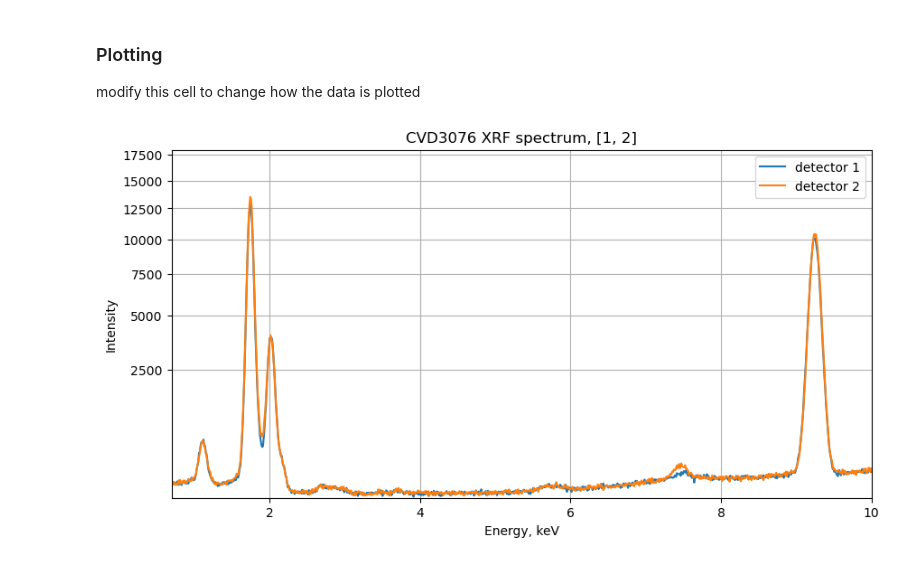
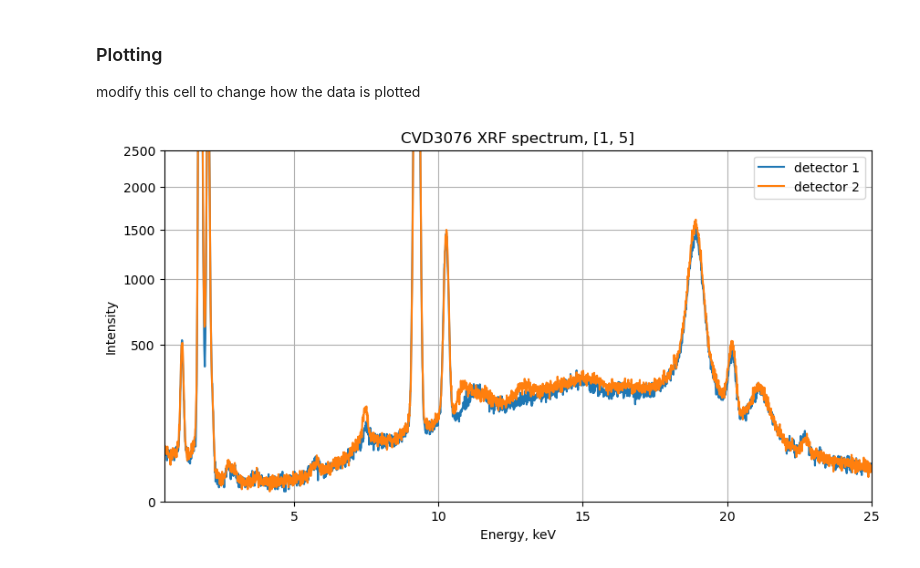
Before and after one commit to ELFREELAND/xrf-thickness-studies, a Jupyter notebook: xrf_data_parser.ipynb, the cells around one changed output. Saved outputs shown, nothing was run; the diff lists cells and outputs as text; code cells hidden in the pictures.

```diff
--- a/xrf_data_parser.ipynb
+++ b/xrf_data_parser.ipynb
@@ -40,7 +40,7 @@ else:
     raise FileNotFoundError("Folder contains neither 200 nor 800 .spx files.")
 
 #edit this to change which grid point is read
-spec = [1, 2]
+spec = [1, 5]
 
 fp1 = ("./" + path_label + "_map/" + path_label + "_60s_" +
        str(grid_size) + "x" + str(grid_size) + "ptsdet_1_" + str(spec[0]) + "_" + str(spec[1]) + ".spx")
@@ -101,21 +101,21 @@ dat = {
 ### Plotting
 modify this cell to change how the data is plotted
 # %%
-upper_ylim = np.max(dat["d1_counts"][150:])
+upper_ylim = np.max(dat["d1_counts"][150:]) + 5000
 
 f, ax = plt.subplots(figsize=(10,5))
 ax.plot(dat["energy"], dat["d1_counts"], label = "detector 1")
 ax.plot(dat["energy"], dat["d2_counts"], label = "detector 2")
 ax.set_xlabel("Energy, keV")
 ax.set_ylabel("Intensity")
 ax.set_title(sample_name + " XRF spectrum, " + str(spec))
 ax.legend()
 
 #square root scale
 ax.set_yscale("function", functions=(np.sqrt, lambda x: x*x))
 
-ax.axis([0.7, 10, 1, upper_ylim+5000])
+ax.axis([0.5, 25, 0, 2500])
 ax.grid(True)
 plt.show()
 # %% [output]
-[figure, old version]
+[figure, new version]
```
Also changed, not shown: 6 other files.
